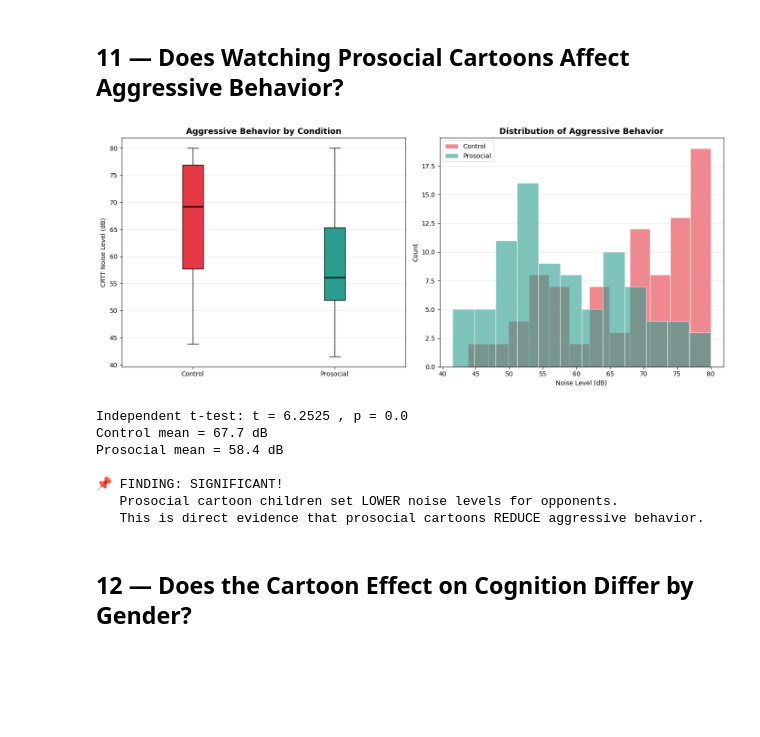
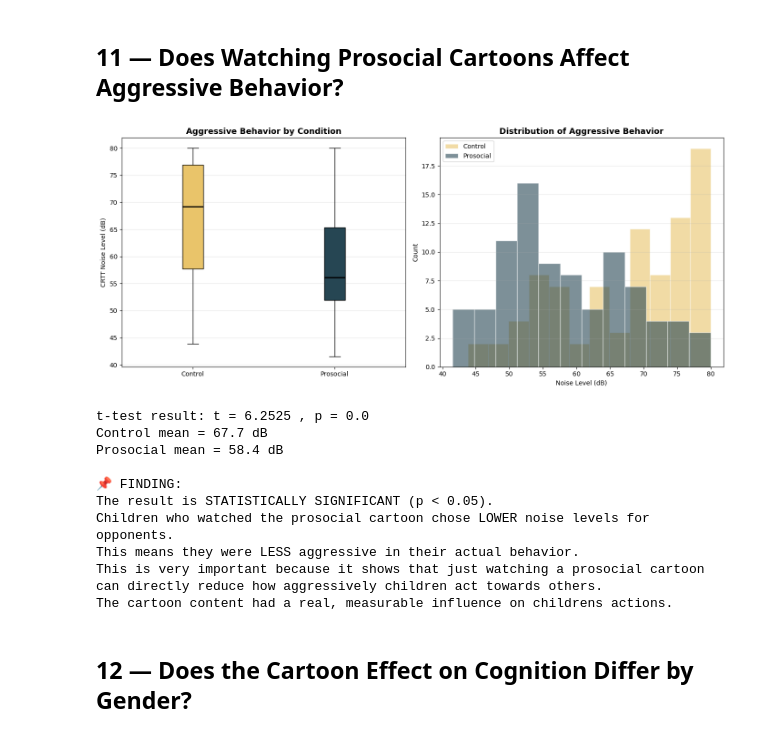
Before and after one commit to RonakSinghRaina/PROJECT-NEW, a Jupyter notebook: cartoon_analysis_complete.ipynb, the cells around one changed output. Drawn from its saved outputs; the diff is of its cells as text; code cells hidden in the pictures; blank space fills up the shorter version.

```diff
--- a/cartoon_analysis_complete.ipynb
+++ b/cartoon_analysis_complete.ipynb
@@ -663,59 +660,69 @@ Prosocial mean = 1317.0 ms
 # %% [markdown]
 ## 11 — Does Watching Prosocial Cartoons Affect Aggressive Behavior?
 # %%
-# Get data for each group
+# getting the behavior data for both groups
 no_beh = control['Mean_Aggressive_Behavior_CRTT_dB']
 yes_beh = prosocial['Mean_Aggressive_Behavior_CRTT_dB']
 
 fig, axes = plt.subplots(1, 2, figsize=(14, 6))
 
-# Box plot
+# box plot
 bp = axes[0].boxplot([no_beh, yes_beh], labels=['Control', 'Prosocial'],
-                     patch_artist=True, medianprops={'color': 'black', 'linewidth': 2})
-bp['boxes'][0].set_facecolor('#e63946')
-bp['boxes'][1].set_facecolor('#2a9d8f')
+        patch_artist=True, medianprops={'color': 'black', 'linewidth': 2})
+bp['boxes'][0].set_facecolor('#e9c46a')
+bp['boxes'][1].set_facecolor('#264653')
 axes[0].set_title('Aggressive Behavior by Condition', fontsize=13, fontweight='bold')
 axes[0].set_ylabel('CRTT Noise Level (dB)')
 axes[0].grid(axis='y', alpha=0.3)
 
-# Histogram
-axes[1].hist(no_beh, bins=12, color='#e63946', alpha=0.6, label='Control', edgecolor='white')
-axes[1].hist(yes_beh, bins=12, color='#2a9d8f', alpha=0.6, label='Prosocial', edgecolor='white')
+# histogram
+axes[1].hist(no_beh, bins=12, color='#e9c46a', alpha=0.6, label='Control', edgecolor='white')
+axes[1].hist(yes_beh, bins=12, color='#264653', alpha=0.6, label='Prosocial', edgecolor='white')
 axes[1].set_title('Distribution of Aggressive Behavior', fontsize=13, fontweight='bold')
 axes[1].set_xlabel('Noise Level (dB)')
 axes[1].set_ylabel('Count')
 axes[1].legend()
 axes[1].grid(axis='y', alpha=0.3)
 
 plt.tight_layout()
 plt.show()
 
-# t-test
+# running t-test
 t, p = stats.ttest_ind(no_beh, yes_beh)
-print('Independent t-test: t =', round(t, 4), ', p =', round(p, 4))
+print('t-test result: t =', round(t, 4), ', p =', round(p, 4))
 print('Control mean =', round(no_beh.mean(), 1), 'dB')
 print('Prosocial mean =', round(yes_beh.mean(), 1), 'dB')
 print()
+print('📌 FINDING:')
 if p < 0.05:
-    print('📌 FINDING: SIGNIFICANT!')
+    print('The result is STATISTICALLY SIGNIFICANT (p < 0.05).')
     if yes_beh.mean() < no_beh.mean():
-        print('   Prosocial cartoon children set LOWER noise levels for opponents.')
-        print('   This is direct evidence that prosocial cartoons REDUCE aggressive behavior.')
+        print('Children who watched the prosocial cartoon chose LOWER noise levels for opponents.')
+        print('This means they were LESS aggressive in their actual behavior.')
+        print('This is very important because it shows that just watching a prosocial cartoon')
+        print('can directly reduce how aggressively children act towards others.')
+        print('The cartoon content had a real, measurable influence on childrens actions.')
     else:
-        print('   Unexpectedly, the prosocial group set HIGHER noise levels.')
+        print('Unexpectedly, the prosocial group chose HIGHER noise levels.')
 else:
-    print('📌 FINDING: NOT significant.')
-    print('   No statistically significant difference in aggressive behavior between groups.')
-    print('   The prosocial cartoon intervention did not measurably change behavioral aggression.')
+    print('The result is NOT statistically significant (p >= 0.05).')
+    print('We cannot confirm that the prosocial cartoon reduced aggressive behavior.')
+    print('The difference in noise levels between the two groups is too small to be')
+    print('considered meaningful — it could be explained by random chance.')
+    print('The intervention did not produce a clear behavioral change.')
 # %% [output]
-[figure, old version]
+[figure, new version]
-Independent t-test: t = 6.2525 , p = 0.0
+t-test result: t = 6.2525 , p = 0.0
 Control mean = 67.7 dB
 Prosocial mean = 58.4 dB
 
-📌 FINDING: SIGNIFICANT!
-   Prosocial cartoon children set LOWER noise levels for opponents.
-   This is direct evidence that prosocial cartoons REDUCE aggressive behavior.
+📌 FINDING:
+The result is STATISTICALLY SIGNIFICANT (p < 0.05).
+Children who watched the prosocial cartoon chose LOWER noise levels for opponents.
+This means they were LESS aggressive in their actual behavior.
+This is very important because it shows that just watching a prosocial cartoon
+can directly reduce how aggressively children act towards others.
+The cartoon content had a real, measurable influence on childrens actions.
 # %% [markdown]
 ## 12 — Does the Cartoon Effect on Cognition Differ by Gender?
 # %%
```
Also changed, not shown: parts of 35 cells of this notebook.
